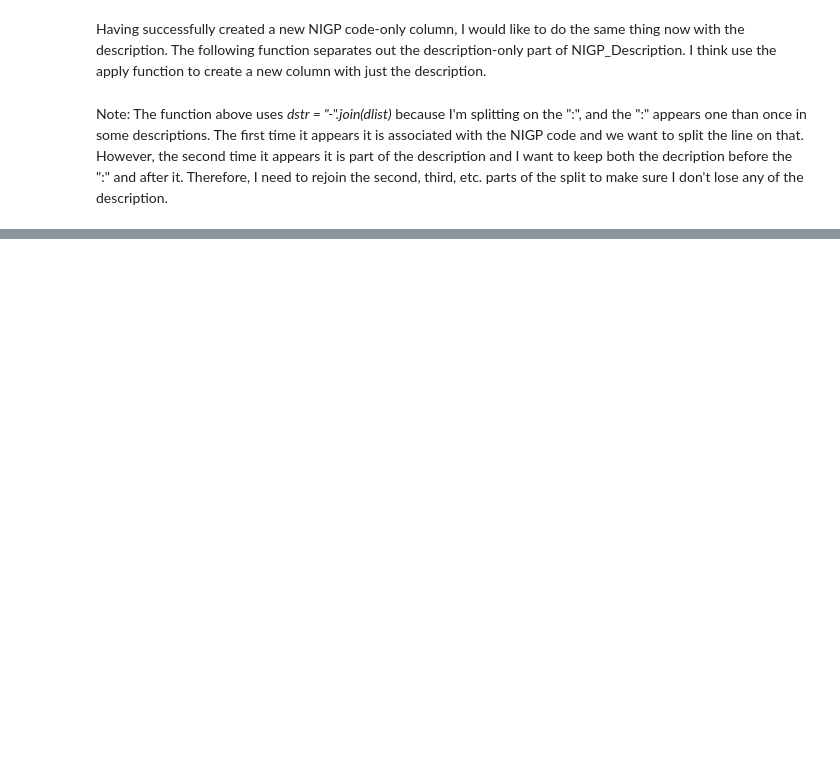
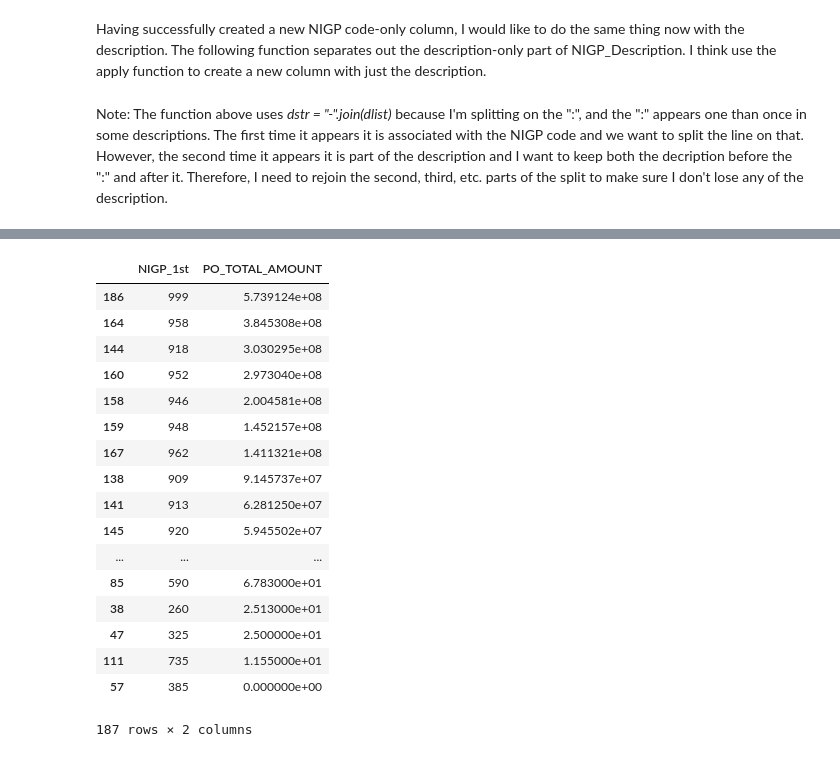
Before and after one commit to hammer2100/DC2017, a Jupyter notebook: DC2017_POs.ipynb, the cells around one changed output, grey strips where cells are left out. Saved outputs shown, nothing was run; the diff lists cells and outputs as text; code cells hidden in the pictures; blank space fills up the shorter version.

```diff
--- a/DC2017_POs.ipynb
+++ b/DC2017_POs.ipynb
@@ -258,0 +265,21 @@ raw_data[["NIGP_DESCRIPTION","NIGP","NIGP_DESCR"]][raw_data["NIGP"]=="9090300"]
+# %%
+raw_data.groupby(["NIGP_1st"]).PO_TOTAL_AMOUNT.sum().reset_index().sort_values("PO_TOTAL_AMOUNT", ascending=False)
+# %% [output]
+|  | NIGP_1st | PO_TOTAL_AMOUNT |
+| 186 | 999 | 5.739124e+08 |
+| 164 | 958 | 3.845308e+08 |
+| 144 | 918 | 3.030295e+08 |
+| 160 | 952 | 2.973040e+08 |
+| 158 | 946 | 2.004581e+08 |
+| 159 | 948 | 1.452157e+08 |
+| 167 | 962 | 1.411321e+08 |
+| 138 | 909 | 9.145737e+07 |
+| 141 | 913 | 6.281250e+07 |
+| 145 | 920 | 5.945502e+07 |
+| ... | ... | ... |
+| 85 | 590 | 6.783000e+01 |
+| 38 | 260 | 2.513000e+01 |
+| 47 | 325 | 2.500000e+01 |
+| 111 | 735 | 1.155000e+01 |
+| 57 | 385 | 0.000000e+00 |
+187 rows × 2 columns
```
Also changed, not shown: parts of 18 cells of this notebook.
